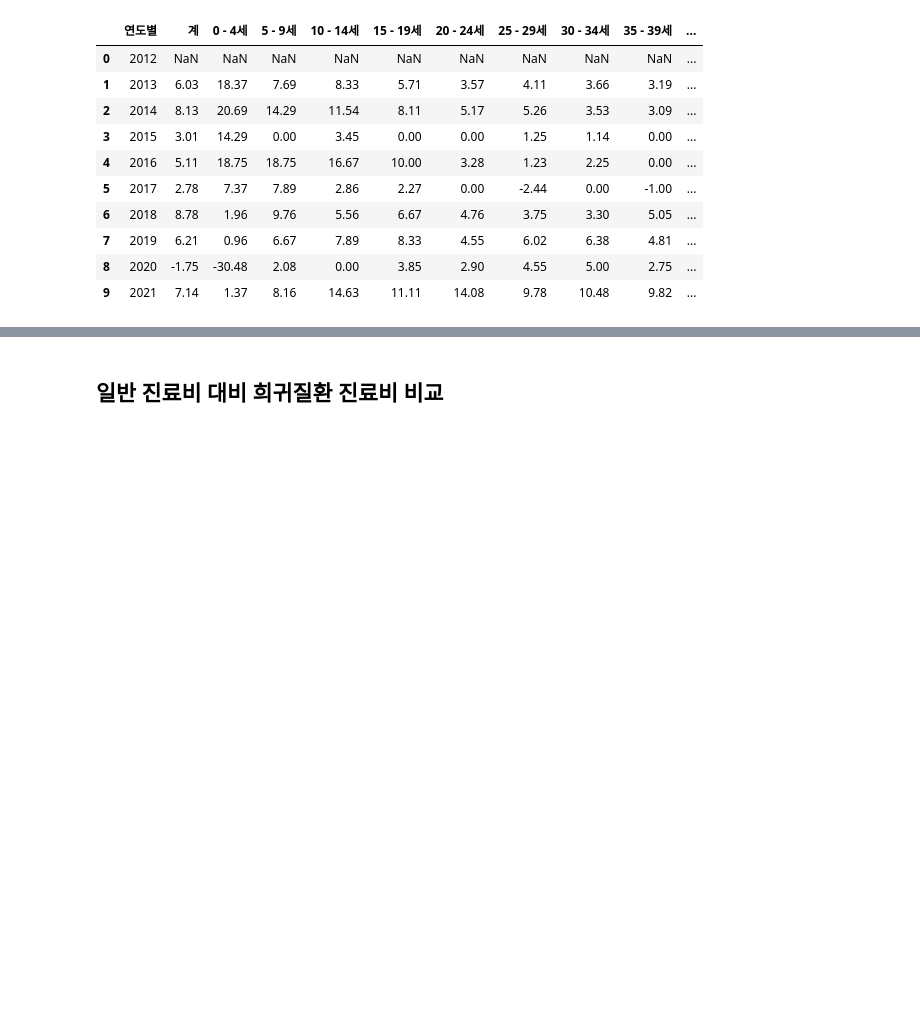
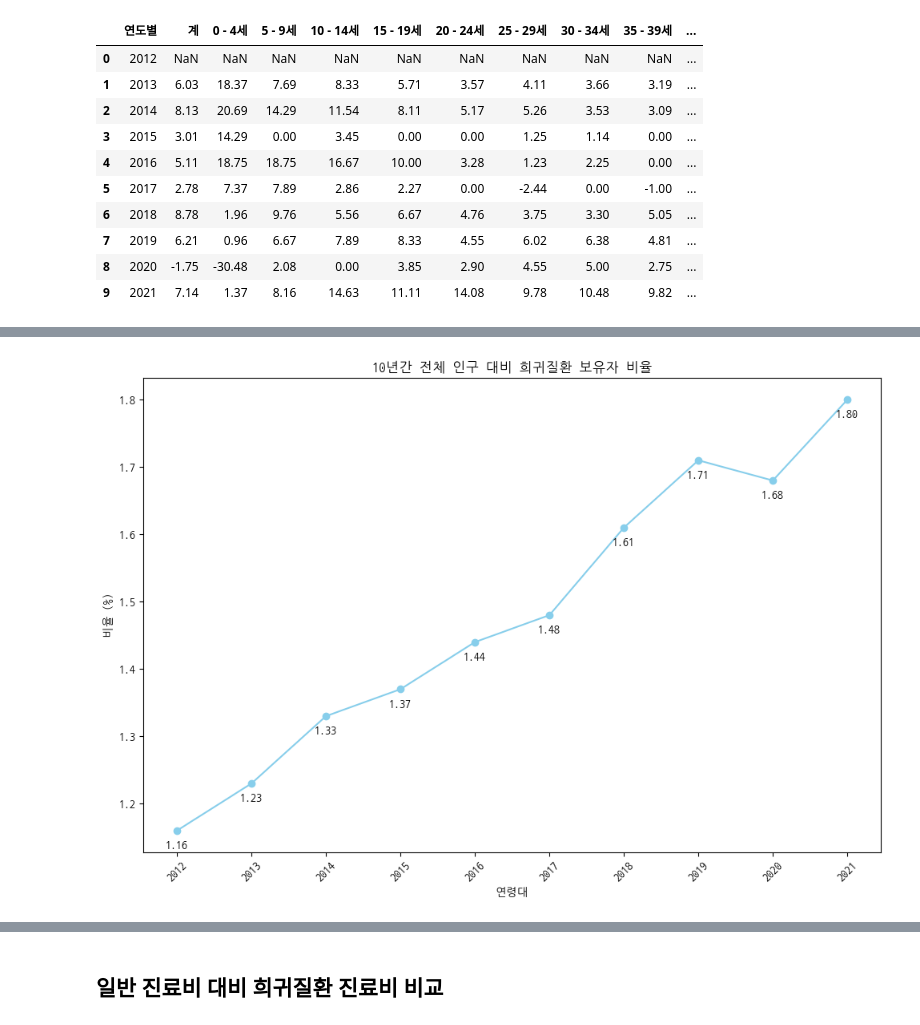
Before and after one commit to kdj0712/rare_field_fastapis, a Jupyter notebook: data/data_analysis/persona3/notebook/djs.ipynb, the cells around one changed output, grey strips where cells are left out. Cells and saved outputs as stored; diff of their text form; code cells hidden in the pictures; blank space fills up the shorter version.

```diff
--- a/data/data_analysis/persona3/notebook/djs.ipynb
+++ b/data/data_analysis/persona3/notebook/djs.ipynb
@@ -227,3 +227,6 @@ new_rate_df
 | 7 | 2019 | 6.21 | 0.96 | 6.67 | 7.89 | 8.33 | 4.55 | 6.02 | 6.38 | 4.81 | ... |
 | 8 | 2020 | -1.75 | -30.48 | 2.08 | 0.00 | 3.85 | 2.90 | 4.55 | 5.00 | 2.75 | ... |
 | 9 | 2021 | 7.14 | 1.37 | 8.16 | 14.63 | 11.11 | 14.08 | 9.78 | 10.48 | 9.82 | ... |
+# %%
+ratio_df_sort = ratio_df[['연도별', '계']]
+ratio_df_sort
@@ -230,3 +245,19 @@ new_rate_df
+# %%
+plt.figure(figsize=(10, 7))  # 그래프 크기 설정
+plt.plot(ratio_df_sort['연도별'], ratio_df_sort['계'], marker='o', color='skyblue')
+
+# 각 점에 값 표시
+for i in range(len(ratio_df_sort)):
+ plt.text(ratio_df_sort['연도별'][i], ratio_df_sort['계'][i] - 0.03, f"{ratio_df_sort['계'][i]:.2f}", ha='center', va='bottom')
+
+plt.title('10년간 전체 인구 대비 희귀질환 보유자 비율')  # 그래프 제목
+plt.xlabel('연령대')  # x축 라벨
+plt.ylabel('비율 (%)')  # y축 라벨
+plt.xticks(rotation=45)  # x축 라벨 회전
+plt.tight_layout()  # 레이아웃 조정
+plt.show()  # 그래프 표시
+# %% [output]
+[figure, added]
 # %%
 plt.figure(figsize=(10, 6))  # 그래프 크기 설정
 plt.bar(ratio_df.iloc[0, 2:].index, ratio_df.iloc[0, 2:].values, color='skyblue')
```
Also changed, not shown: parts of 5 cells of this notebook, 51 other files.
